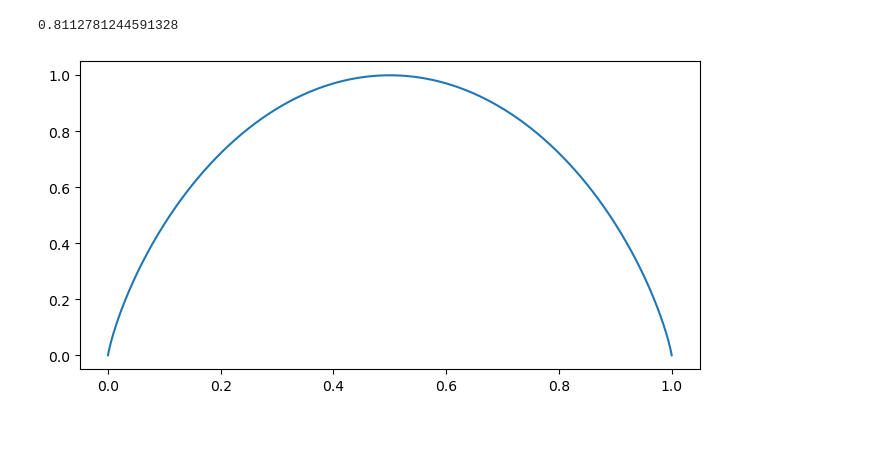
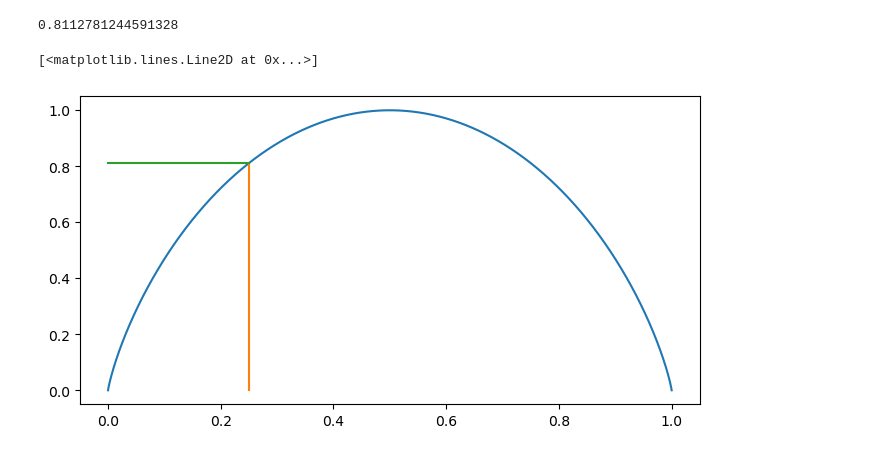
Before and after one commit to PeeBs68/mywork, a Jupyter notebook: fund_da_week7and8.ipynb, the cells around one changed output. Saved outputs shown, nothing was run; the diff lists cells and outputs as text; code cells hidden in the pictures.

Commit message:
Working on Entropy Graph

```diff
--- a/fund_da_week7and8.ipynb
+++ b/fund_da_week7and8.ipynb
@@ -204,17 +204,20 @@ H(0.25)
 # %%
 # Plotting Entropy
 
 fig, ax = plt.subplots(figsize= (8,4))
 
 # p is a probability
 
 p = np.linspace(0.000001, 0.999999, 10001)
 
 
 
-ax.plot(p, H(p));
+ax.plot(p, H(p))
+plt.plot((0.25, 0.25), (0.0, 0.81))
+plt.plot((0.0, 0.25), (0.81, 0.81))
 # %% [output]
+[<matplotlib.lines.Line2D at 0x...>]
-[figure, old version]
+[figure, new version]
 # %%
 rand_coins = np.random.binomial(2, .5, 100000)
 
```
Also changed, not shown: parts of 20 cells of this notebook.
